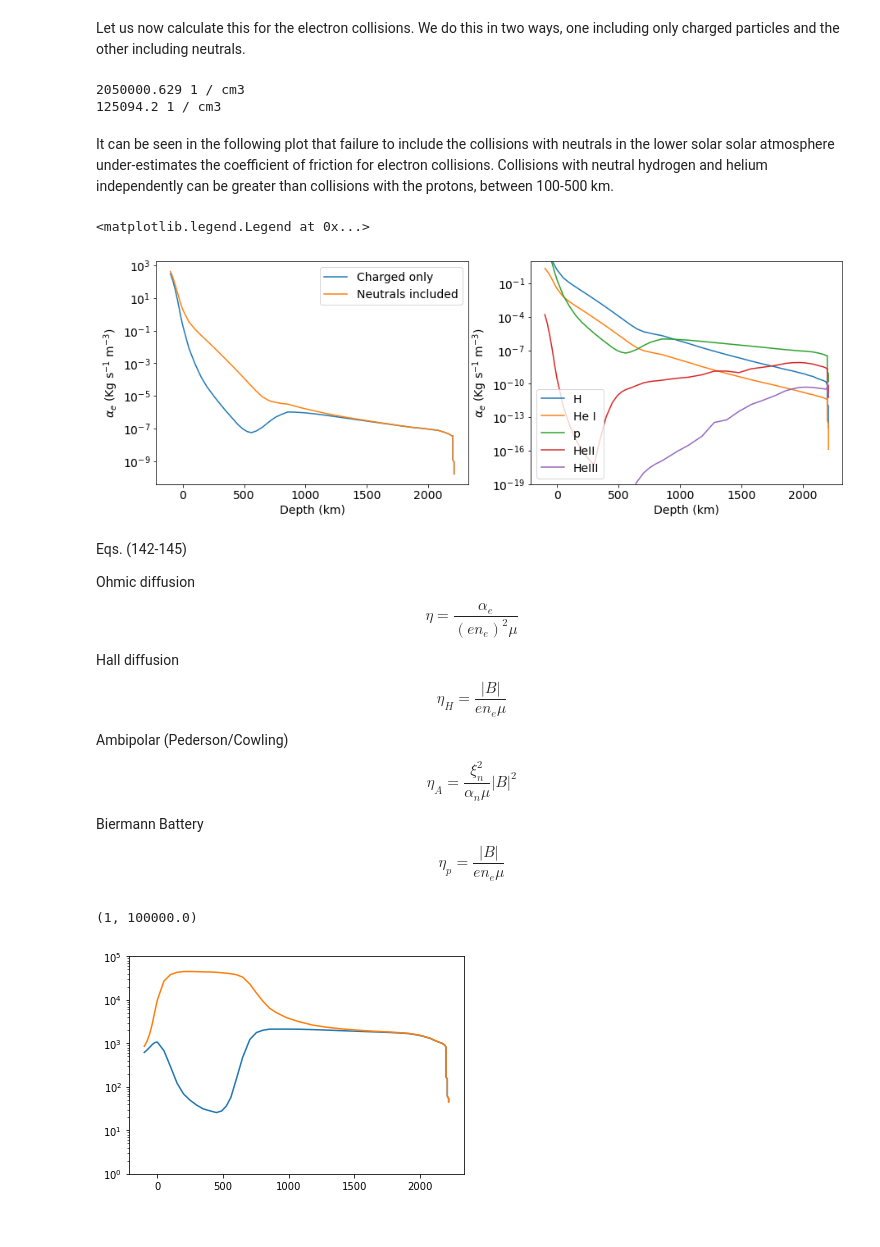
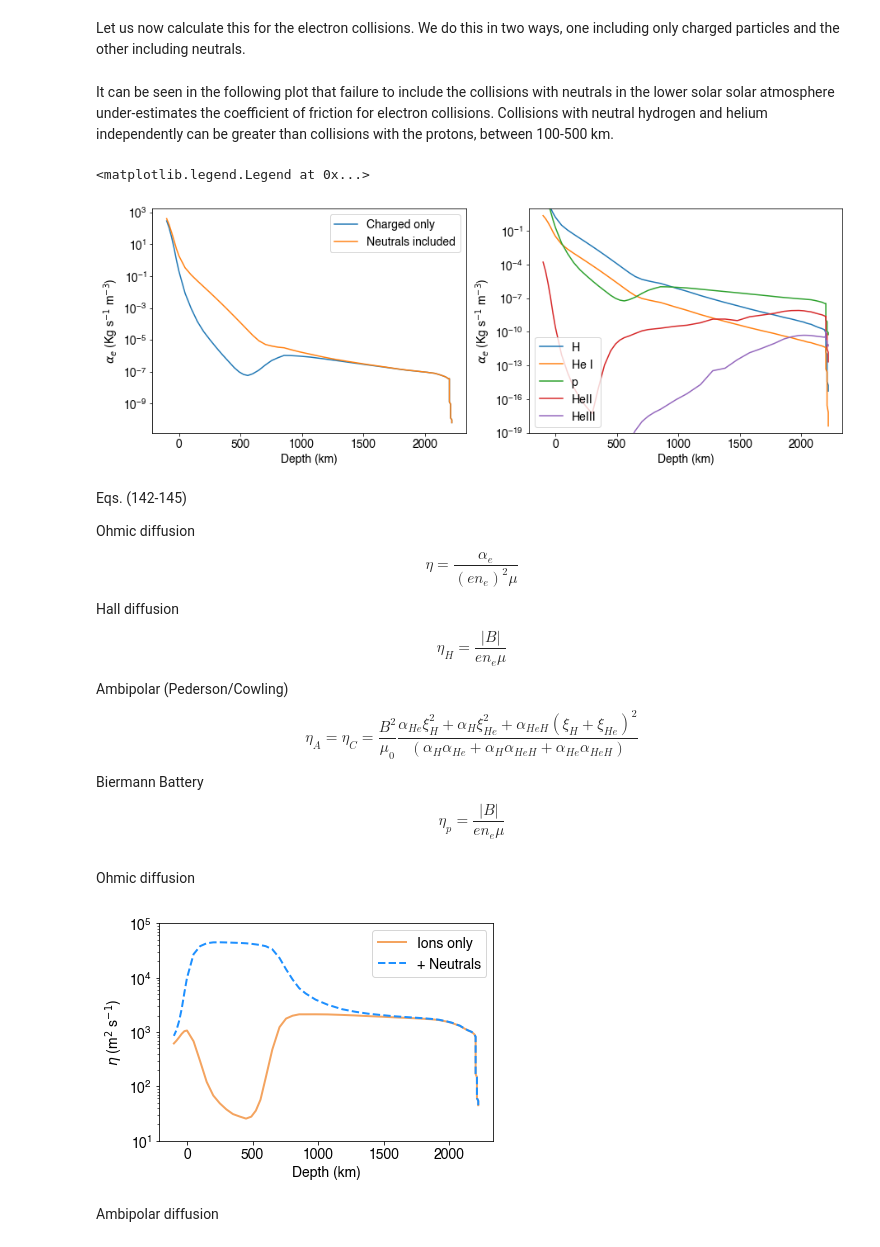
Before and after one commit to Richardjmorton/FAL_models, a Jupyter notebook: Atmospheric_plots.ipynb, the cells around one changed output. Saved outputs shown, nothing was run; the diff lists cells and outputs as text; code cells hidden in the pictures.

```diff
--- a/Atmospheric_plots.ipynb
+++ b/Atmospheric_plots.ipynb
@@ -169,4 +184,7 @@ $$
 \xi_\beta = \frac{\rho_{\beta}}{\rho}
 $$
 where $\rho_\beta =m_\beta n_\beta$ is the mass density of species $\beta =$ e, p, H, He I, or He II.
+# %%
+# only do following calculation for lower solar atmosphere
+df_lsa = deepcopy(df.loc[356:])
 # %%
@@ -313,37 +413,34 @@ q_prime = ['p', 'He II', 'He III']
 q_prime_lab = ['Proton', 'He II', 'He III']
 label = ['alpha_ep', 'alpha_eHeII', 'alpha_eHeIII']
 
-n_1 = df['Electron'].values * u.cm**-3
-Temp = df['Temp.'].values * u.K
+n_1 = df_lsa['Electron'].values * u.cm**-3
+Temp = df_lsa['Temp.'].values * u.K
 
 for qp, qp_lab, lab in zip(q_prime, q_prime_lab, label):
     red_mass = reduced_mass('e',qp)
-    n_2 = df[qp_lab].values * u.cm**-3 # number density
+    n_2 = df_lsa[qp_lab].values * u.cm**-3 # number density
     a = calc_qq_coeff_fric(n_1, n_2, red_mass, Temp )
-    df[lab] = a.decompose().value
+    df_lsa[lab] = a.decompose().value
 
 # electron - neutrals
 red_mass = reduced_mass('e','H')
 sigma_eH = 3 * 10**-19 * u.m**2
-n_2 = (df['H(1)']+df['H(2)']).values*u.cm**-3 # neutral hydrogen number density
+n_2 = (df_lsa['H(1)']+df_lsa['H(2)']).values*u.cm**-3 # neutral hydrogen number density
 a = calc_in_coeff_fric(n_1, n_2, red_mass, sigma_eH, Temp )
-df['alpha_e_H'] = a.decompose().value
+df_lsa['alpha_e_H'] = a.decompose().value
 
 red_mass = reduced_mass('e','He')
 sigma_eHe = 6 * 10**-20 * u.m**2
-n_2 = (df['He(1)']+df['He(2)']).values * u.cm**-3 # neutral helium number density
+n_2 = (df_lsa['He(1)']+df_lsa['He(2)']).values * u.cm**-3 # neutral helium number density
 a = calc_in_coeff_fric(n_1, n_2, red_mass, sigma_eHe, Temp )
-df['alpha_e_He'] = a.decompose().value
+df_lsa['alpha_e_He'] = a.decompose().value
 
 
 # charged particles only
-df['alpha_e_q'] = df['alpha_ep']+df['alpha_eHeII']+df['alpha_eHeIII']
+df_lsa['alpha_e_q'] = df_lsa['alpha_ep']+df_lsa['alpha_eHeII']+df_lsa['alpha_eHeIII']
 
 # neutrals + charged particles only
-df['alpha_e'] = df['alpha_e_q']+df['alpha_e_H']+df['alpha_e_He']
+df_lsa['alpha_e'] = df_lsa['alpha_e_q']+df_lsa['alpha_e_H']+df_lsa['alpha_e_He']
-# %% [output]
-2050000.629 1 / cm3
-125094.2 1 / cm3
 # %% [markdown]
 It can be seen in the following plot that failure to include the collisions with neutrals in the lower solar solar atmosphere under-estimates the coefficient of friction for electron collisions. Collisions with neutral hydrogen and helium independently can be greater than collisions with the protons, between 100-500 km.
 # %%
@@ -351,8 +448,8 @@ It can be seen in the following plot that failure to include the collisions with
 plt.figure(figsize=(15,5))
 
 plt.subplot(121)
-plt.plot(df['Depth'], df['alpha_e_q'], label='Charged only')
-plt.plot(df['Depth'], df['alpha_e'], label='Neutrals included')
+plt.plot(df_lsa['Depth'], df_lsa['alpha_e_q'], label='Charged only')
+plt.plot(df_lsa['Depth'], df_lsa['alpha_e'], label='Neutrals included')
 plt.yscale('log')
 plt.ylabel(r'$\alpha_e$ (Kg s$^{-1}$ m$^{-3}$)')
 plt.xlabel('Depth (km)')
@@ -363,7 +460,7 @@ label =  ['alpha_e_H','alpha_e_He','alpha_ep', 'alpha_eHeII', 'alpha_eHeIII']
 leg_lab =  ['H','He I','p', 'HeII', 'HeIII']
 
 for l, ll in zip(label, leg_lab):
-    plt.plot(df['Depth'], df[l], label=ll)
+    plt.plot(df_lsa['Depth'], df_lsa[l], label=ll)
 
 plt.yscale('log')
 plt.ylabel(r'$\alpha_e$ (Kg s$^{-1}$ m$^{-3}$)')
@@ -372,4 +469,4 @@ plt.xlabel('Depth (km)')
 plt.legend()
 # %% [output]
 <matplotlib.legend.Legend at 0x...>
-[figure, old version]
+[figure, new version]
@@ -398,30 +485,40 @@ $$
 
 Ambipolar (Pederson/Cowling)
 $$
-\eta_A = \frac{\xi^2_n}{\alpha_n\mu} |B|^2
+\eta_A = \eta_C = \frac{B^2}{\mu_0}\frac{\alpha_{He}\xi_H^2+\alpha_{H}\xi_{He}^2+\alpha_{HeH}(\xi_H+\xi_{He})^2}
+{(\alpha_{H}\alpha_{He}+\alpha_{H}\alpha_{HeH}+\alpha_{He}\alpha_{HeH})}
 $$
+
 
 Biermann Battery
 $$
 \eta_p = \frac{|B|}{en_e\mu}
 $$
+# %% [markdown]
+Ohmic diffusion
 # %%
 # eta_q - charged particles only
-alpha_e_q = df['alpha_e_q'].values * u.kg * u.m**-3 / u.s
-n_e = df['Electron'].values*u.cm**-3
+alpha_e_q = df_lsa['alpha_e_q'].values * u.kg * u.m**-3 / u.s
+n_e = df_lsa['Electron'].values*u.cm**-3
 
-df['eta_q'] = (alpha_e_q / (c.e.si * n_e)**2 / c.mu0).decompose()
+df_lsa['eta_q'] = (alpha_e_q / (c.e.si * n_e)**2 / c.mu0).decompose()
 
 
 # eta - charged _ neutrals particles
-alpha_e = df['alpha_e'].values * u.kg * u.m**-3 / u.s
+alpha_e = df_lsa['alpha_e'].values * u.kg * u.m**-3 / u.s
 
-df['eta'] = (alpha_e / (c.e.si * n_e)**2 / c.mu0).decompose()
+df_lsa['eta'] = (alpha_e / (c.e.si * n_e)**2 / c.mu0).decompose()
 # %%
-plt.plot(df['Depth'], df['eta_q'])
-plt.plot(df['Depth'], df['eta'])
+plt.plot(df_lsa['Depth'], df_lsa['eta_q'], lw=2, label='Ions only', color='sandybrown')
+plt.plot(df_lsa['Depth'], df_lsa['eta'], '--', lw=2, label='+ Neutrals', color='dodgerblue')
 plt.yscale('log')
-plt.ylim(1,1e5)
+plt.ylim(10,1e5)
+plt.xlabel('Depth (km)')
+plt.ylabel(r'$\eta$ (m$^{2}$ s$^{-1}$)')
+plt.legend()
+
+plt.savefig('eta_comp.png')
 # %% [output]
-(1, 100000.0)
-[figure, old version]
+[figure, new version]
+# %% [markdown]
+Ambipolar diffusion
```
Also changed, not shown: parts of 24 cells of this notebook, 9 other files.
